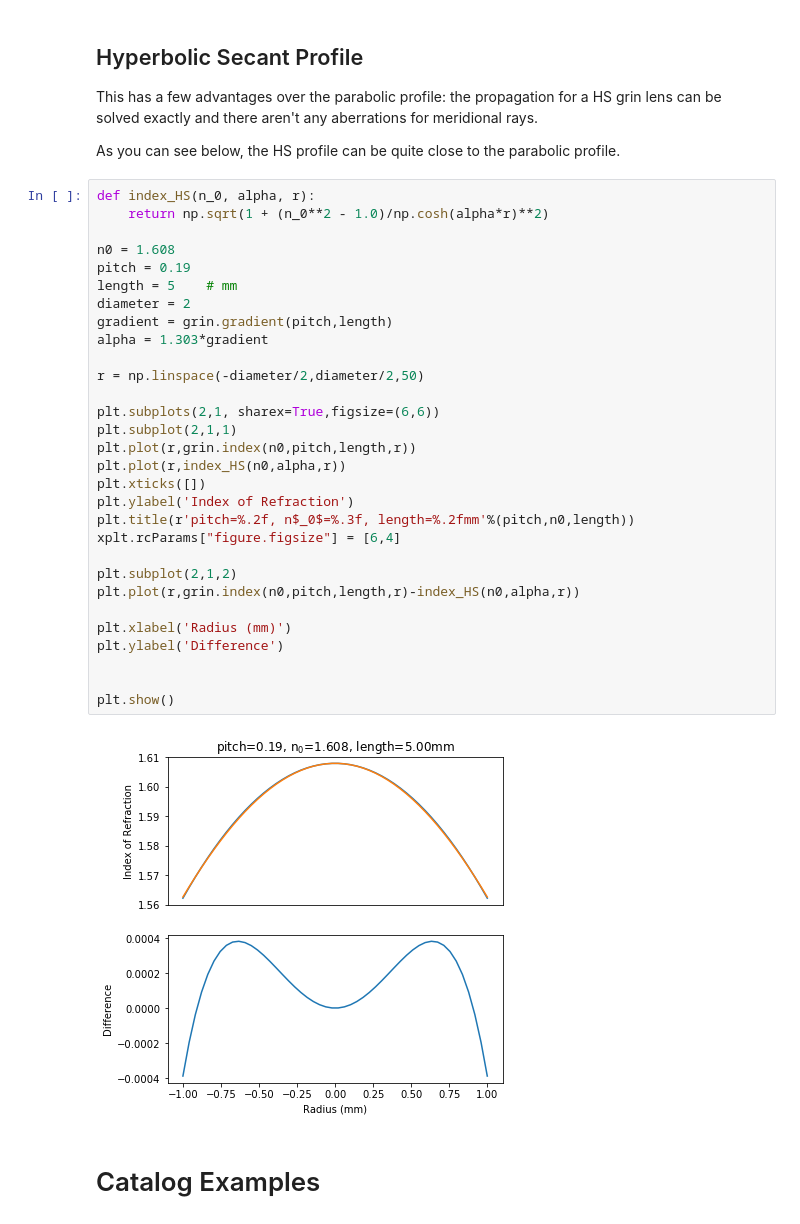
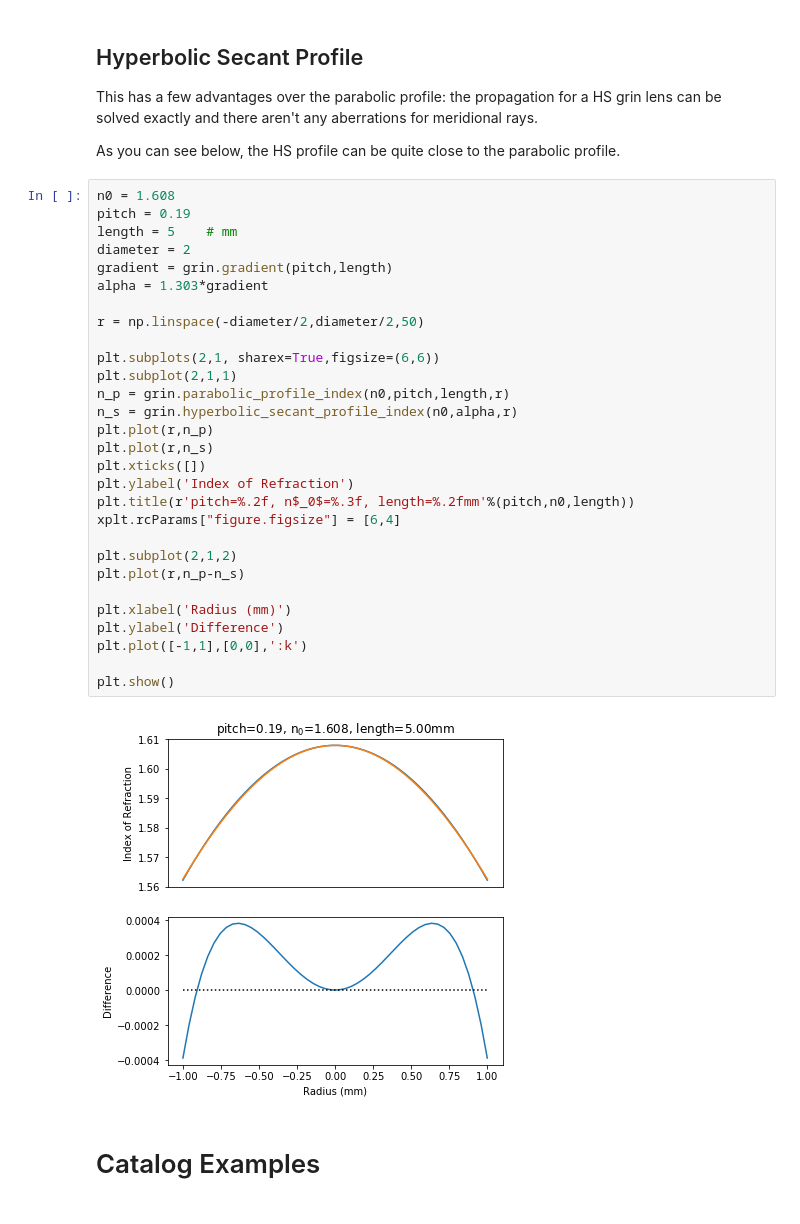
Before and after one commit to scottprahl/pygrin, a Jupyter notebook: doc/01-grin-lens-basics.ipynb, the cells around one changed output. Cells and saved outputs as stored; diff of their text form.

```diff
--- a/doc/01-grin-lens-basics.ipynb
+++ b/doc/01-grin-lens-basics.ipynb
@@ -214,37 +213,36 @@ This has a few advantages over the parabolic profile: the propagation for a HS g
 
 As you can see below, the HS profile can be quite close to the parabolic profile.
 # %%
-def index_HS(n_0, alpha, r):
-    return np.sqrt(1 + (n_0**2 - 1.0)/np.cosh(alpha*r)**2)
-
 n0 = 1.608
 pitch = 0.19
 length = 5    # mm
 diameter = 2
 gradient = grin.gradient(pitch,length)
 alpha = 1.303*gradient
 
 r = np.linspace(-diameter/2,diameter/2,50)
 
 plt.subplots(2,1, sharex=True,figsize=(6,6))
 plt.subplot(2,1,1)
-plt.plot(r,grin.index(n0,pitch,length,r))
-plt.plot(r,index_HS(n0,alpha,r))
+n_p = grin.parabolic_profile_index(n0,pitch,length,r)
+n_s = grin.hyperbolic_secant_profile_index(n0,alpha,r)
+plt.plot(r,n_p)
+plt.plot(r,n_s)
 plt.xticks([])
 plt.ylabel('Index of Refraction')
 plt.title(r'pitch=%.2f, n$_0$=%.3f, length=%.2fmm'%(pitch,n0,length))
 xplt.rcParams["figure.figsize"] = [6,4]
 
 plt.subplot(2,1,2)
-plt.plot(r,grin.index(n0,pitch,length,r)-index_HS(n0,alpha,r))
+plt.plot(r,n_p-n_s)
 
 plt.xlabel('Radius (mm)')
 plt.ylabel('Difference')
-
+plt.plot([-1,1],[0,0],':k')
 
 plt.show()
 # %% [output]
-[figure, old version]
+[figure, new version]
 # %% [markdown]
 # Catalog Examples
 # %% [markdown]
```
Also changed, not shown: parts of 3 cells of this notebook.
